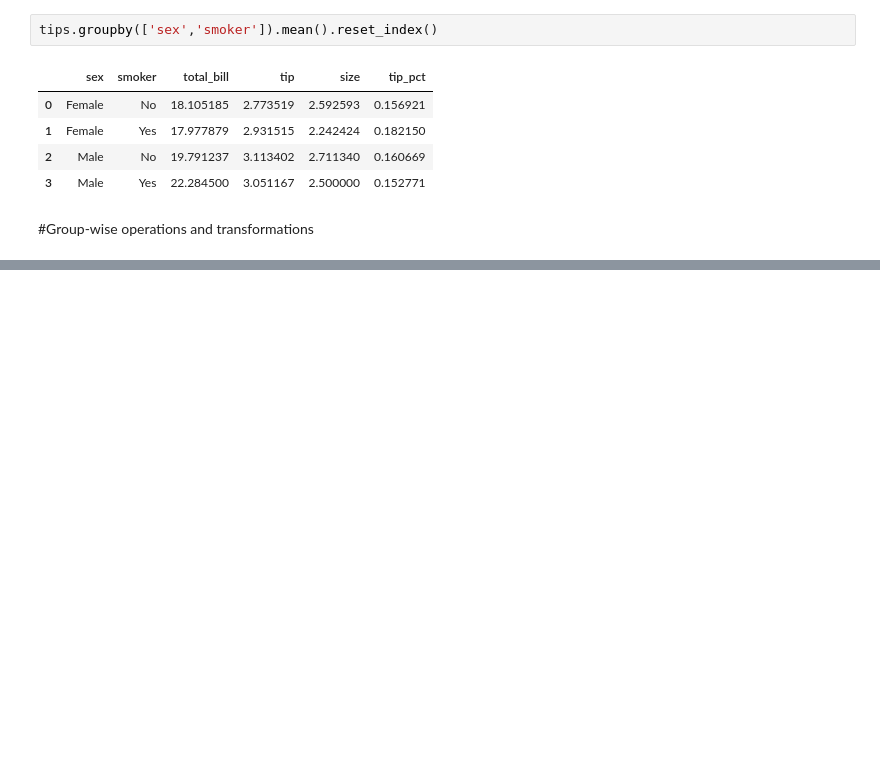
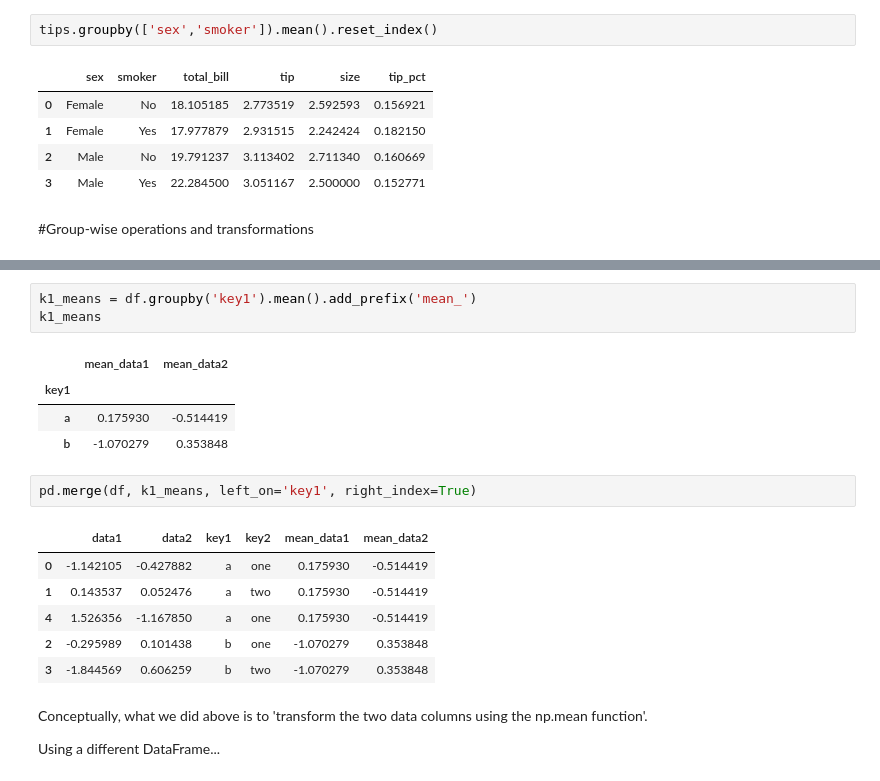
Before and after one commit to aenfield/random, a Jupyter notebook: PythonForDataAnalysisCh09.ipynb, the cells around one changed output, grey strips where cells are left out. Saved outputs shown, nothing was run; the diff lists cells and outputs as text; blank space fills up the shorter version.

```diff
--- a/PythonForDataAnalysisCh09.ipynb
+++ b/PythonForDataAnalysisCh09.ipynb
@@ -678,0 +692,21 @@ tips.groupby(['sex','smoker']).mean().reset_index()
+# %%
+k1_means = df.groupby('key1').mean().add_prefix('mean_')
+k1_means
+# %% [output]
+|  | mean_data1 | mean_data2 |
+| key1 |  |  |
+| a | 0.175930 | -0.514419 |
+| b | -1.070279 | 0.353848 |
+# %%
+pd.merge(df, k1_means, left_on='key1', right_index=True)
+# %% [output]
+|  | data1 | data2 | key1 | key2 | mean_data1 | mean_data2 |
+| 0 | -1.142105 | -0.427882 | a | one | 0.175930 | -0.514419 |
+| 1 | 0.143537 | 0.052476 | a | two | 0.175930 | -0.514419 |
+| 4 | 1.526356 | -1.167850 | a | one | 0.175930 | -0.514419 |
+| 2 | -0.295989 | 0.101438 | b | one | -1.070279 | 0.353848 |
+| 3 | -1.844569 | 0.606259 | b | two | -1.070279 | 0.353848 |
+# %% [markdown]
+Conceptually, what we did above is to 'transform the two data columns using the np.mean function'.
+
+Using a different DataFrame...
```
Also changed, not shown: parts of 10 cells of this notebook.
